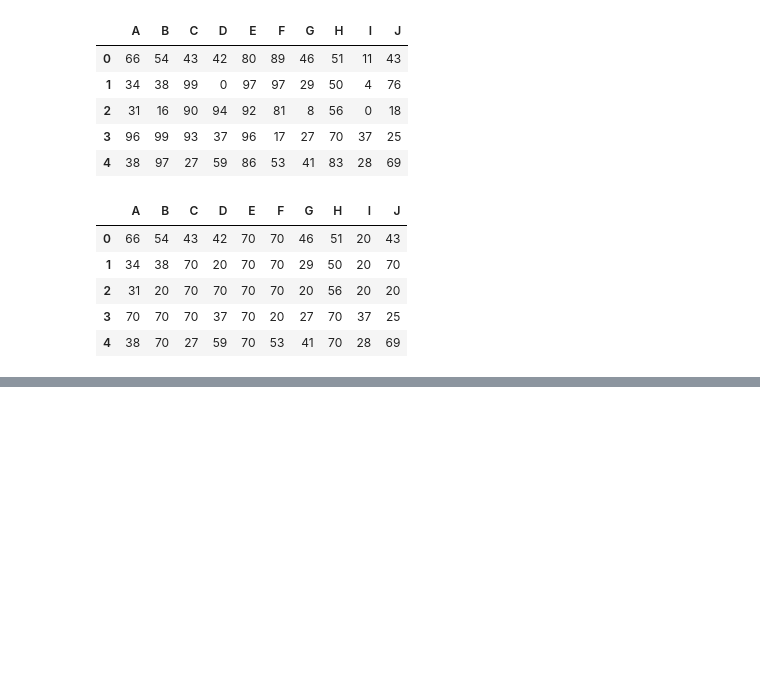
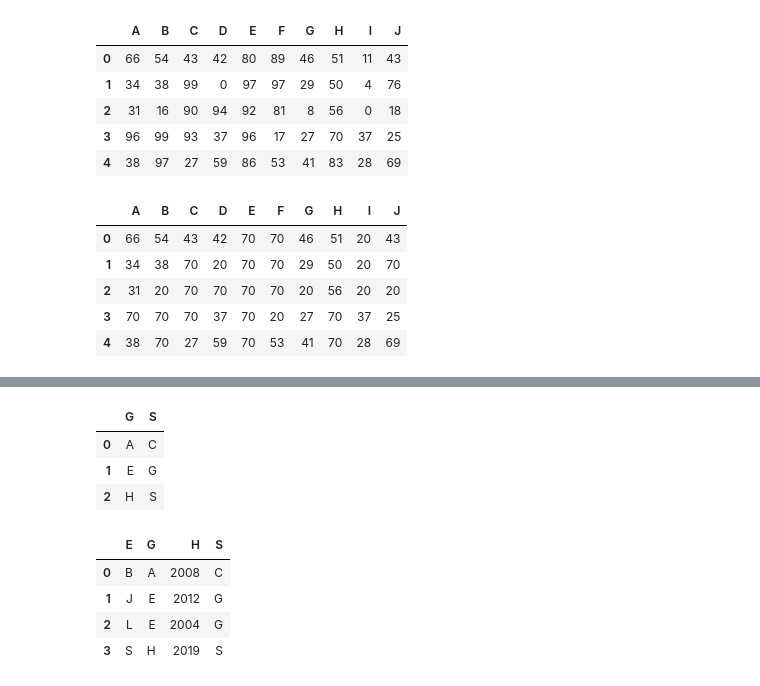
Before and after one commit to JakeBestDev/Packt_AIScience_Data_Science_Machine_Learning, a Jupyter notebook: Module_2_Python_Data_Visualization_and_Understanding/lab_2_advance_pandas.ipynb, the cells around one changed output, grey strips where cells are left out. Saved outputs shown, nothing was run; the diff lists cells and outputs as text; code cells hidden in the pictures; blank space fills up the shorter version.

```diff
--- a/Module_2_Python_Data_Visualization_and_Understanding/lab_2_advance_pandas.ipynb
+++ b/Module_2_Python_Data_Visualization_and_Understanding/lab_2_advance_pandas.ipynb
@@ -1108,0 +1114,12 @@ df2.clip(20,70)
+# %%
+## The Merge Function essentially acts as a JOIN function for dataframes
+
+## Lets First create two dataframes df1 and df2
+## For this example E is the employee and G is the group associated with E in df1
+## For df2 lets say the E is the employee and H is the hired year
+
+df1 = pd.DataFrame({'E':['B','J','L','S'],
+                   'G':['A','E','E','H']})
+
+df2 = pd.DataFrame({'E':['L','B','J','S'],
+                   'H':[2004,2008,2012,2019]})
@@ -1108,0 +1175,25 @@ df2.clip(20,70)
+# %%
+## Now we'll create a new dataframe
+## This time we will use the G groups column and create a new column S for supervisor
+
+df4 = pd.DataFrame({'G':['A','E','H'],
+                   'S':['C','G','S']})
+df4
+# %% [output]
+|  | G | S |
+| 0 | A | C |
+| 1 | E | G |
+| 2 | H | S |
+# %%
+## So, what if we want to combine df3 and df4
+## We can then explicitly specify which columns we wnat to merge based on
+## We'll specify G but we wouldn't have to do this in the example because there is only 1 matching column
+## If there was more than 1 matching column this is where specifying is important to know where to merge
+
+pd.merge(df3,df4,on='G')
+# %% [output]
+|  | E | G | H | S |
+| 0 | B | A | 2008 | C |
+| 1 | J | E | 2012 | G |
+| 2 | L | E | 2004 | G |
+| 3 | S | H | 2019 | S |
```
Also changed, not shown: parts of 10 cells of this notebook.
